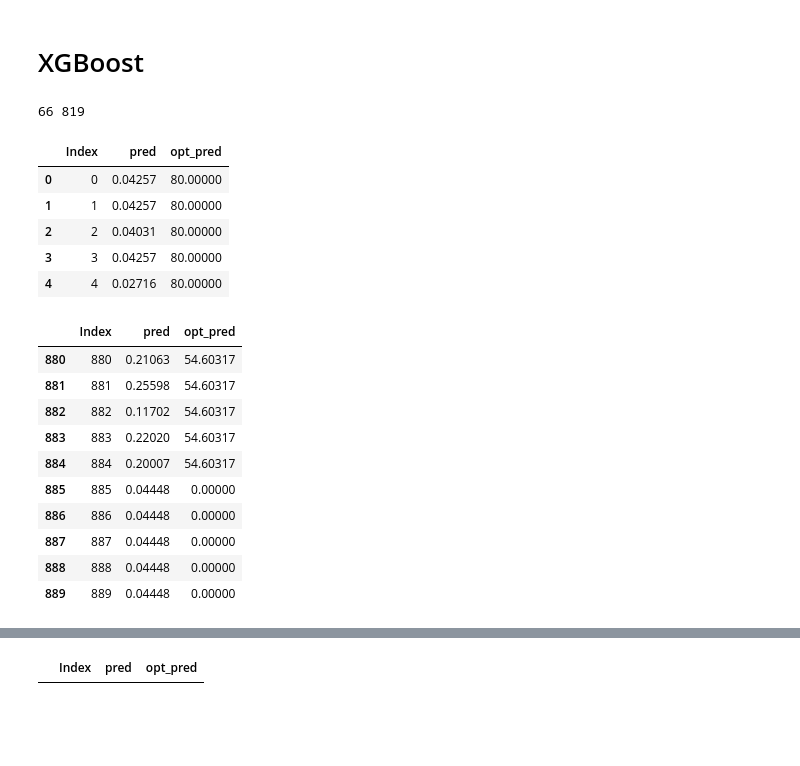
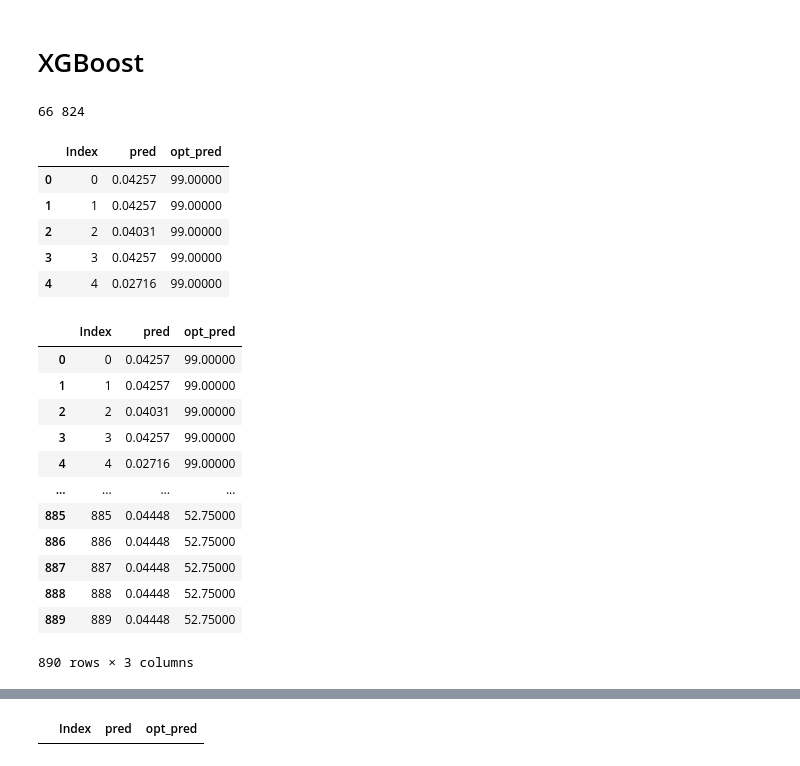
Before and after one commit to daniiomir/prohack_mckinsey_2020, a Jupyter notebook: prohack_solution.ipynb, the cells around one changed output, grey strips where cells are left out. Drawn from its saved outputs; the diff is of its cells as text; code cells hidden in the pictures; blank space fills up the shorter version.

```diff
--- a/prohack_solution.ipynb
+++ b/prohack_solution.ipynb
@@ -616,39 +604,41 @@ pred_index_xgb = model_xgboost.predict(full_test)
 sub_xgb = pd.DataFrame({
     'Index':test.index,
     'pred':pred_index_xgb,
-    'out_pred':0,
+    'opt_pred':0,
     'eei':full_test['existence expectancy index']
 })
 n_low_eei_xgb = sub_xgb.loc[sub_xgb.eei < 0.7].shape[0]
 n_high_eei_xgb = sub_xgb.loc[sub_xgb.eei >= 0.7].shape[0]
 print(n_low_eei_xgb, n_high_eei_xgb)
-sub_xgb.loc[sub_xgb.eei < 0.7, 'opt_pred'] = 80
-sub_xgb.loc[sub_xgb.eei >= 0.7, 'opt_pred'] = ((50000 - (n_low_eei_xgb * 80)) / n_high_eei_xgb) # The rest to high eei gs
-# sub_xgb = sub_xgb.drop('eei', axis=1)
+sub_xgb.loc[sub_xgb.eei < 0.7, 'opt_pred'] = 99
+sub_xgb.loc[sub_xgb.eei >= 0.7, 'opt_pred'] = ((50000 - (n_low_eei_xgb * 99)) / n_high_eei_xgb) # The rest to high eei gs
+sub_xgb = sub_xgb.drop('eei', axis=1)
 # %% [output]
-66 819
+66 824
 # %%
 sub_xgb.to_csv('sub_xgb.csv', index=False)
 sub_xgb.head()
 # %% [output]
 |  | Index | pred | opt_pred |
-| 0 | 0 | 0.04257 | 80.00000 |
-| 1 | 1 | 0.04257 | 80.00000 |
-| 2 | 2 | 0.04031 | 80.00000 |
-| 3 | 3 | 0.04257 | 80.00000 |
-| 4 | 4 | 0.02716 | 80.00000 |
+| 0 | 0 | 0.04257 | 99.00000 |
+| 1 | 1 | 0.04257 | 99.00000 |
+| 2 | 2 | 0.04031 | 99.00000 |
+| 3 | 3 | 0.04257 | 99.00000 |
+| 4 | 4 | 0.02716 | 99.00000 |
 # %%
-sub_xgb.tail(10)
+sub_xgb
 # %% [output]
 |  | Index | pred | opt_pred |
-| 880 | 880 | 0.21063 | 54.60317 |
-| 881 | 881 | 0.25598 | 54.60317 |
-| 882 | 882 | 0.11702 | 54.60317 |
-| 883 | 883 | 0.22020 | 54.60317 |
-| 884 | 884 | 0.20007 | 54.60317 |
-| 885 | 885 | 0.04448 | 0.00000 |
-| 886 | 886 | 0.04448 | 0.00000 |
-| 887 | 887 | 0.04448 | 0.00000 |
-| 888 | 888 | 0.04448 | 0.00000 |
-| 889 | 889 | 0.04448 | 0.00000 |
+| 0 | 0 | 0.04257 | 99.00000 |
+| 1 | 1 | 0.04257 | 99.00000 |
+| 2 | 2 | 0.04031 | 99.00000 |
+| 3 | 3 | 0.04257 | 99.00000 |
+| 4 | 4 | 0.02716 | 99.00000 |
+| ... | ... | ... | ... |
+| 885 | 885 | 0.04448 | 52.75000 |
+| 886 | 886 | 0.04448 | 52.75000 |
+| 887 | 887 | 0.04448 | 52.75000 |
+| 888 | 888 | 0.04448 | 52.75000 |
+| 889 | 889 | 0.04448 | 52.75000 |
+890 rows × 3 columns
 # %%
```
Also changed, not shown: parts of 22 cells of this notebook.
